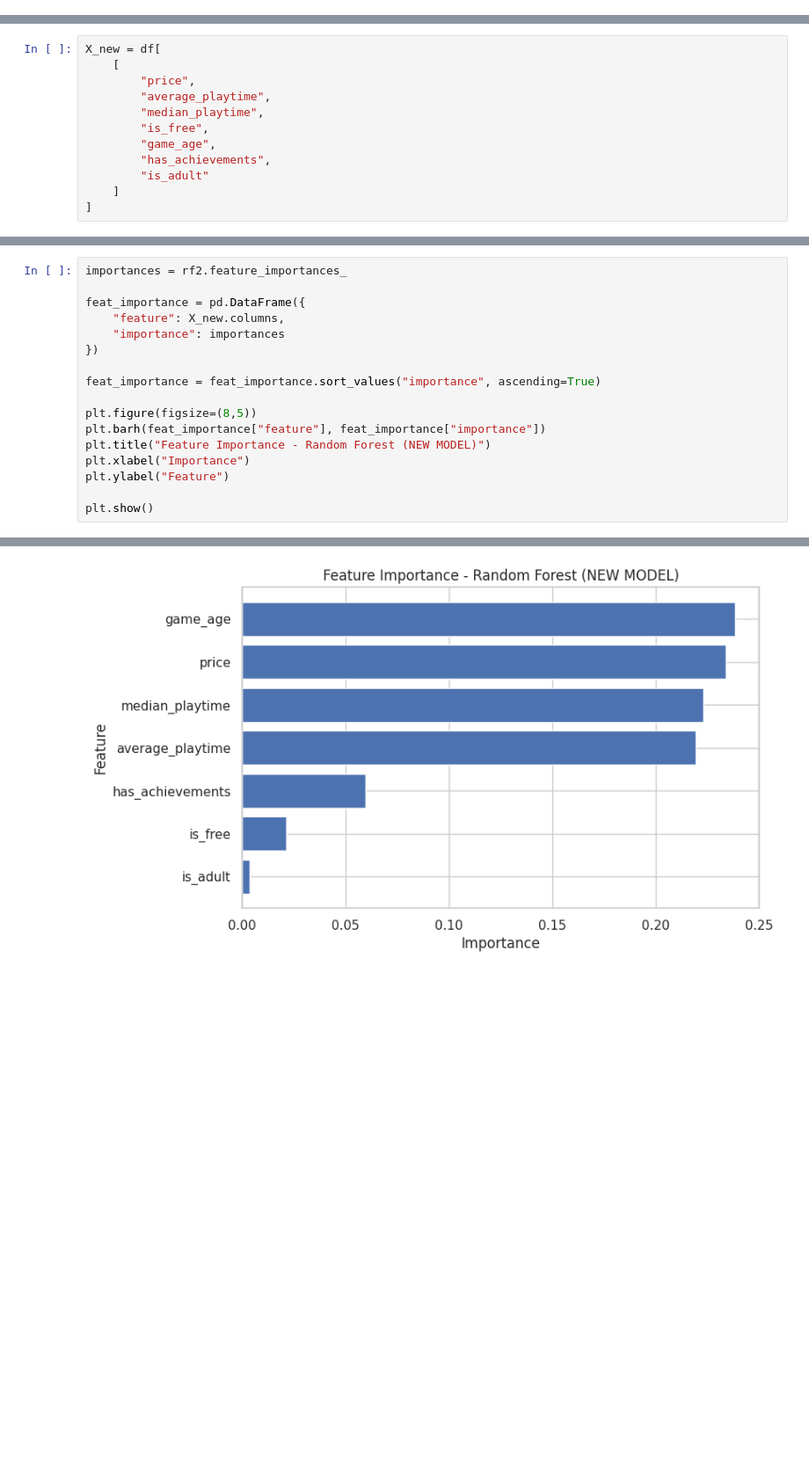
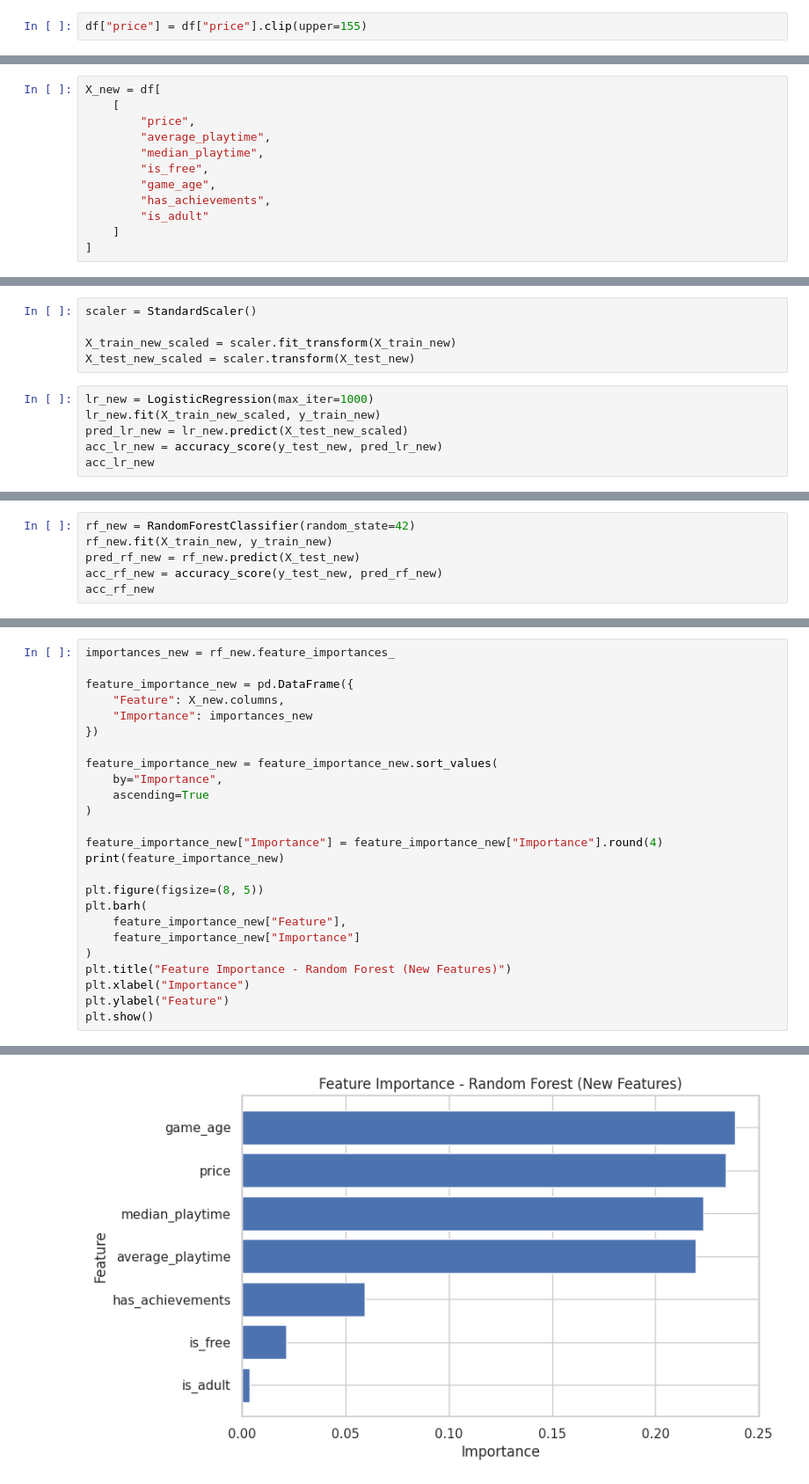
Before and after one commit to philippwaleria1-blip/steam-ml-project, a Jupyter notebook: ml_steam.ipynb, the cells around one changed output, grey strips where cells are left out. Shown at 88% size. Cells and saved outputs as stored; diff of their text form; blank space fills up the shorter version.

```diff
--- a/ml_steam.ipynb
+++ b/ml_steam.ipynb
@@ -176,3 +176,5 @@ print(above_60[["name", "price"]].sort_values(by="price", ascending=True))
+# %%
+df["price"] = df["price"].clip(upper=155)
 # %%
 df.duplicated().sum()
 # %% [output]
@@ -426,0 +397,11 @@ Random Forest2 accuracy: 0.7706371191135734
+# %%
+scaler = StandardScaler()
+
+X_train_new_scaled = scaler.fit_transform(X_train_new)
+X_test_new_scaled = scaler.transform(X_test_new)
+# %%
+lr_new = LogisticRegression(max_iter=1000)
+lr_new.fit(X_train_new_scaled, y_train_new)
+pred_lr_new = lr_new.predict(X_test_new_scaled)
+acc_lr_new = accuracy_score(y_test_new, pred_lr_new)
+acc_lr_new
@@ -426,0 +410,6 @@ Random Forest2 accuracy: 0.7706371191135734
+# %%
+rf_new = RandomForestClassifier(random_state=42)
+rf_new.fit(X_train_new, y_train_new)
+pred_rf_new = rf_new.predict(X_test_new)
+acc_rf_new = accuracy_score(y_test_new, pred_rf_new)
+acc_rf_new
@@ -488,18 +507,26 @@ results
 # %%
-importances = rf2.feature_importances_
+importances_new = rf_new.feature_importances_
 
-feat_importance = pd.DataFrame({
-    "feature": X_new.columns,
-    "importance": importances
+feature_importance_new = pd.DataFrame({
+    "Feature": X_new.columns,
+    "Importance": importances_new
 })
 
-feat_importance = feat_importance.sort_values("importance", ascending=True)
+feature_importance_new = feature_importance_new.sort_values(
+    by="Importance",
+    ascending=True
+)
 
-plt.figure(figsize=(8,5))
-plt.barh(feat_importance["feature"], feat_importance["importance"])
-plt.title("Feature Importance - Random Forest (NEW MODEL)")
+feature_importance_new["Importance"] = feature_importance_new["Importance"].round(4)
+print(feature_importance_new)
+
+plt.figure(figsize=(8, 5))
+plt.barh(
+    feature_importance_new["Feature"],
+    feature_importance_new["Importance"]
+)
+plt.title("Feature Importance - Random Forest (New Features)")
 plt.xlabel("Importance")
 plt.ylabel("Feature")
-
 plt.show()
 # %% [output]
@@ -506,2 +541,2 @@ plt.show()
-[figure, old version]
+[figure, new version]
 # %%
```
Also changed, not shown: parts of 34 cells of this notebook.
